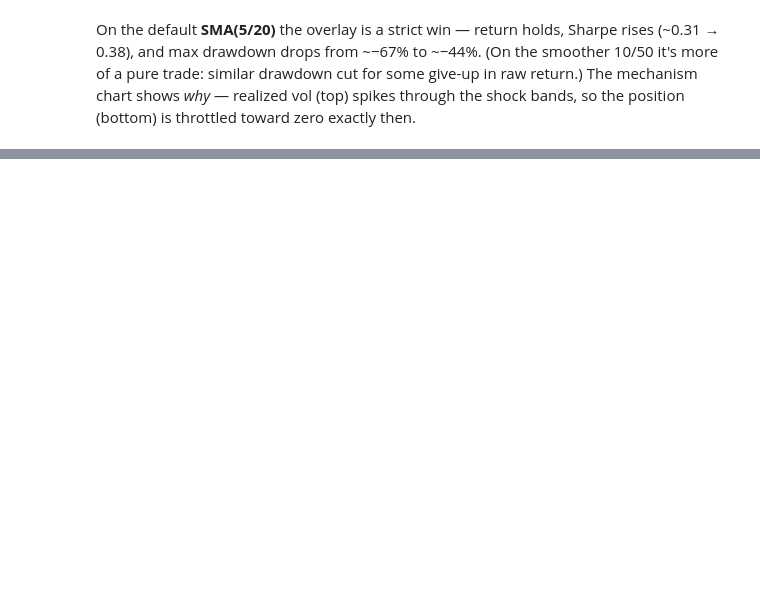
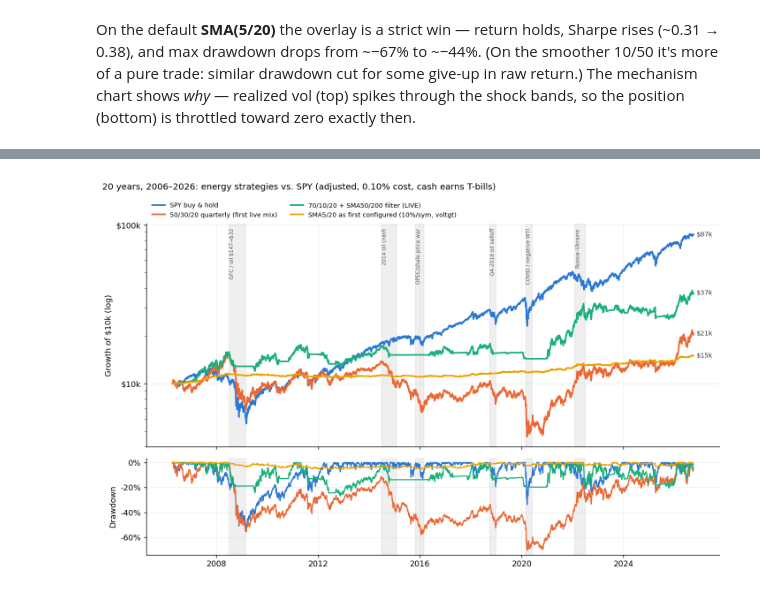
Before and after one commit to godot107/energy-batch-trader, a Jupyter notebook: notebooks/research.ipynb, the cells around one changed output, grey strips where cells are left out. Cells and saved outputs as stored; diff of their text form; code cells hidden in the pictures; blank space fills up the shorter version.

```diff
--- a/notebooks/research.ipynb
+++ b/notebooks/research.ipynb
@@ -207,0 +227,9 @@ display(Image(str(p)))
+# %%
+from energy_trader import longrun as lr
+
+px, tbill = lr.load_history()          # SPY, XLE, USO + ^IRX, 2006-04 → today
+table, curves = lr.compare(px, tbill)
+print(f"{px.index[0].date()} → {px.index[-1].date()}")
+table.style.format({"CAGR": "{:+.1%}", "Vol": "{:.1%}", "Sharpe": "{:.2f}",
+                    "MaxDD": "{:+.0%}", "Calmar": "{:.2f}", "Exposure": "{:.0%}",
+                    "Turnover": "{:.1f}x"})
@@ -207,0 +250,9 @@ display(Image(str(p)))
+# %%
+names = ["SPY buy & hold", "50/30/20 quarterly (first live mix)",
+         "70/10/20 + SMA50/200 filter (LIVE)", "SMA5/20 as first configured (10%/sym, voltgt)"]
+p = plots.plot_longrun(curves, names, path="plots/longrun_20y.png",
+                       title="20 years, 2006–2026: energy strategies vs. SPY "
+                             "(adjusted, 0.10% cost, cash earns T-bills)")
+display(Image(str(p)))
+# %% [output]
+[figure, added]
```
Also changed, not shown: parts of 17 cells of this notebook, 11 other files.
